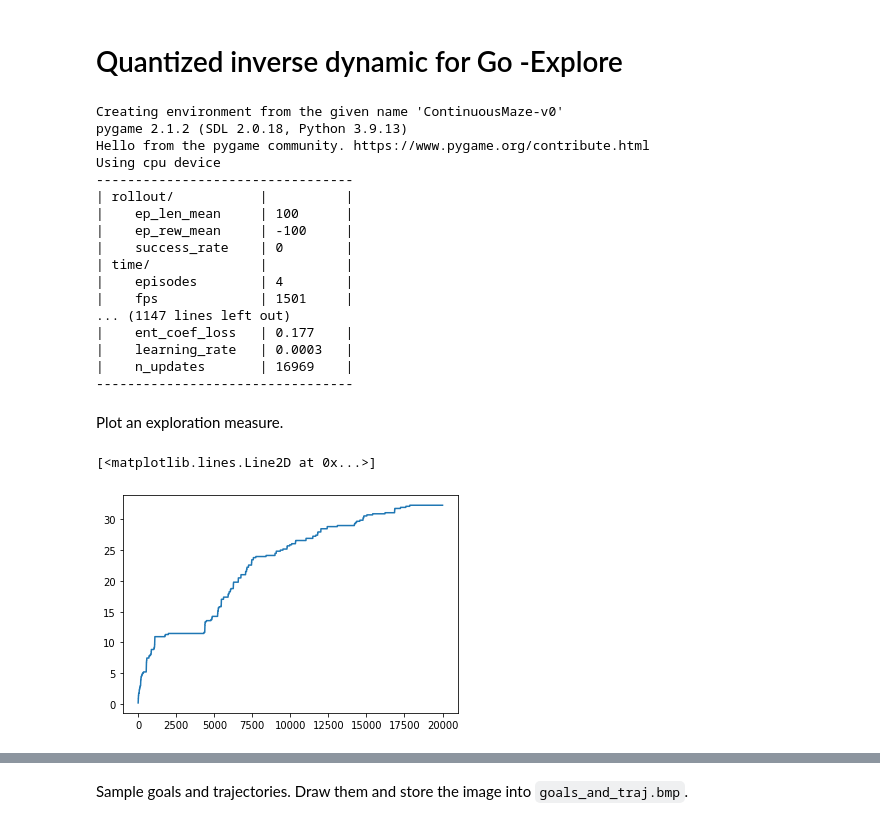
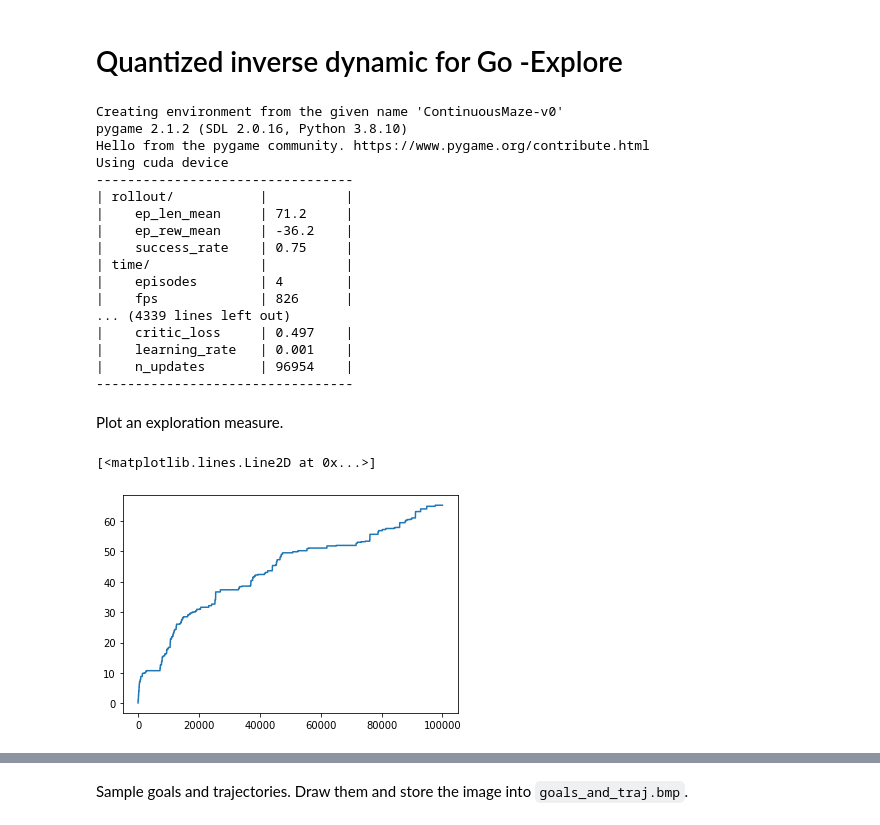
Before and after one commit to qgallouedec/lge, a Jupyter notebook: notebooks/latent_go_explore_maze.ipynb, the cells around one changed output, grey strips where cells are left out. Cells and saved outputs as stored; diff of their text form; code cells hidden in the pictures.

```diff
--- a/notebooks/latent_go_explore_maze.ipynb
+++ b/notebooks/latent_go_explore_maze.ipynb
@@ -3,41 +3,51 @@
 # %%
 import gym_continuous_maze
 import numpy as np
-from stable_baselines3 import SAC
-from lge.lge import LatentGoExplore
+from stable_baselines3 import DDPG
 
-lge = LatentGoExplore(SAC, "ContinuousMaze-v0", traj_step=3, distance_threshold=1.0, verbose=1)
-lge.explore(20_000)
+from lge import LatentGoExplore
+
+lge = LatentGoExplore(
+    DDPG,
+    "ContinuousMaze-v0",
+    distance_threshold=1.0,
+    p=0.05,
+    latent_size=4,
+    lighten_dist_coef=1.0,
+    verbose=1,
+)
+
+lge.explore(100_000)
 # %% [output]
 Creating environment from the given name 'ContinuousMaze-v0'
-pygame 2.1.2 (SDL 2.0.18, Python 3.9.13)
+pygame 2.1.2 (SDL 2.0.16, Python 3.8.10)
 Hello from the pygame community. https://www.pygame.org/contribute.html
-Using cpu device
+Using cuda device
 ---------------------------------
 | rollout/           |          |
-|    ep_len_mean     | 100      |
-|    ep_rew_mean     | -100     |
-|    success_rate    | 0        |
+|    ep_len_mean     | 71.2     |
+|    ep_rew_mean     | -36.2    |
+|    success_rate    | 0.75     |
 | time/              |          |
 |    episodes        | 4        |
-|    fps             | 1501     |
-... (1147 lines left out)
-|    ent_coef_loss   | 0.177    |
-|    learning_rate   | 0.0003   |
-|    n_updates       | 16969    |
+|    fps             | 826      |
+... (4339 lines left out)
+|    critic_loss     | 0.497    |
+|    learning_rate   | 0.001    |
+|    n_updates       | 96954    |
 ---------------------------------
 # %% [markdown]
 Plot an exploration measure.
 # %%
-from toolbox.maze_grid import cumulative_cells
+from toolbox.maze_grid import compute_coverage
 import matplotlib.pyplot as plt
 
 archive = lge.archive
 observations = archive.observations["observation"][: archive.pos]
-counts = cumulative_cells(observations)
+counts = compute_coverage(observations)
 plt.plot(counts / (24 * 24) * 100)
 # %% [output]
 [<matplotlib.lines.Line2D at 0x...>]
-[figure, old version]
+[figure, new version]
 # %%
 lge.model.env.render()
```
Also changed, not shown: parts of 4 cells of this notebook, 3 other files.
